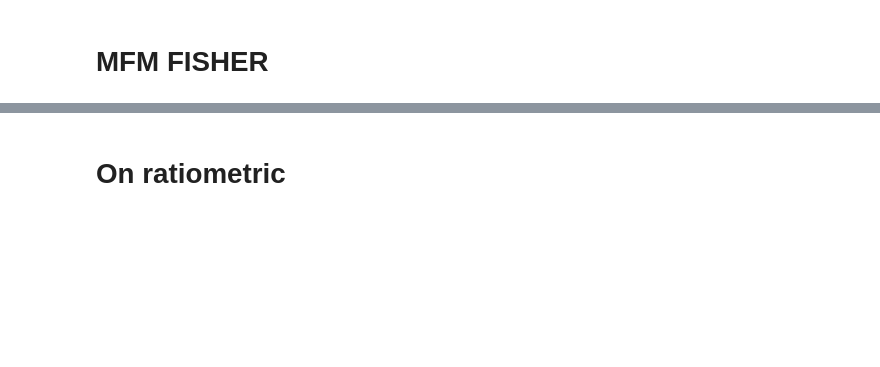
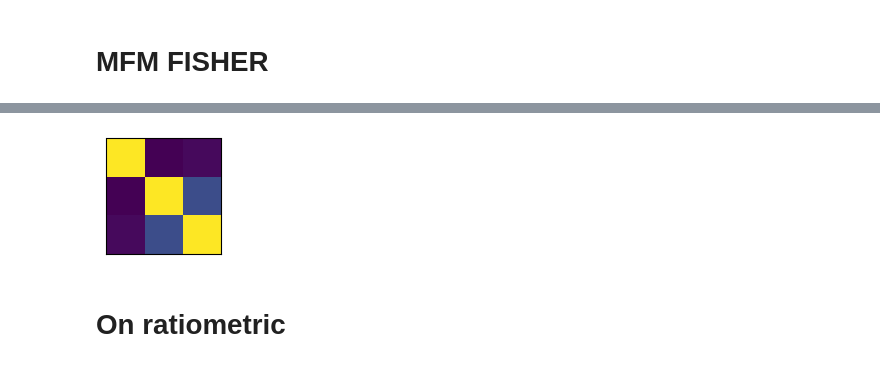
Before and after one commit to aautric/4polarMFM_these, a Jupyter notebook: MFM_fisher.ipynb, the cells around one changed output, grey strips where cells are left out. Cells and saved outputs as stored; diff of their text form; code cells hidden in the pictures; blank space fills up the shorter version.

```diff
--- a/MFM_fisher.ipynb
+++ b/MFM_fisher.ipynb
@@ -113,8 +130,13 @@ torch.sqrt(torch.inverse(F))*(180/np.pi)
 # %%
 S = torch.inverse(F)
 s = torch.diagonal(S)
 CORR = S/torch.sqrt(torch.einsum('i,j->ij', s, s))
 plt.imshow(CORR.cpu().detach().numpy(), vmin=0, vmax=1)
+plt.xticks([])
+plt.yticks([])
+plt.show()
+# %% [output]
+[figure, added]
 # %% [markdown]
 # On ratiometric
 # %%
```
Also changed, not shown: parts of 22 cells of this notebook, 22 other files.
